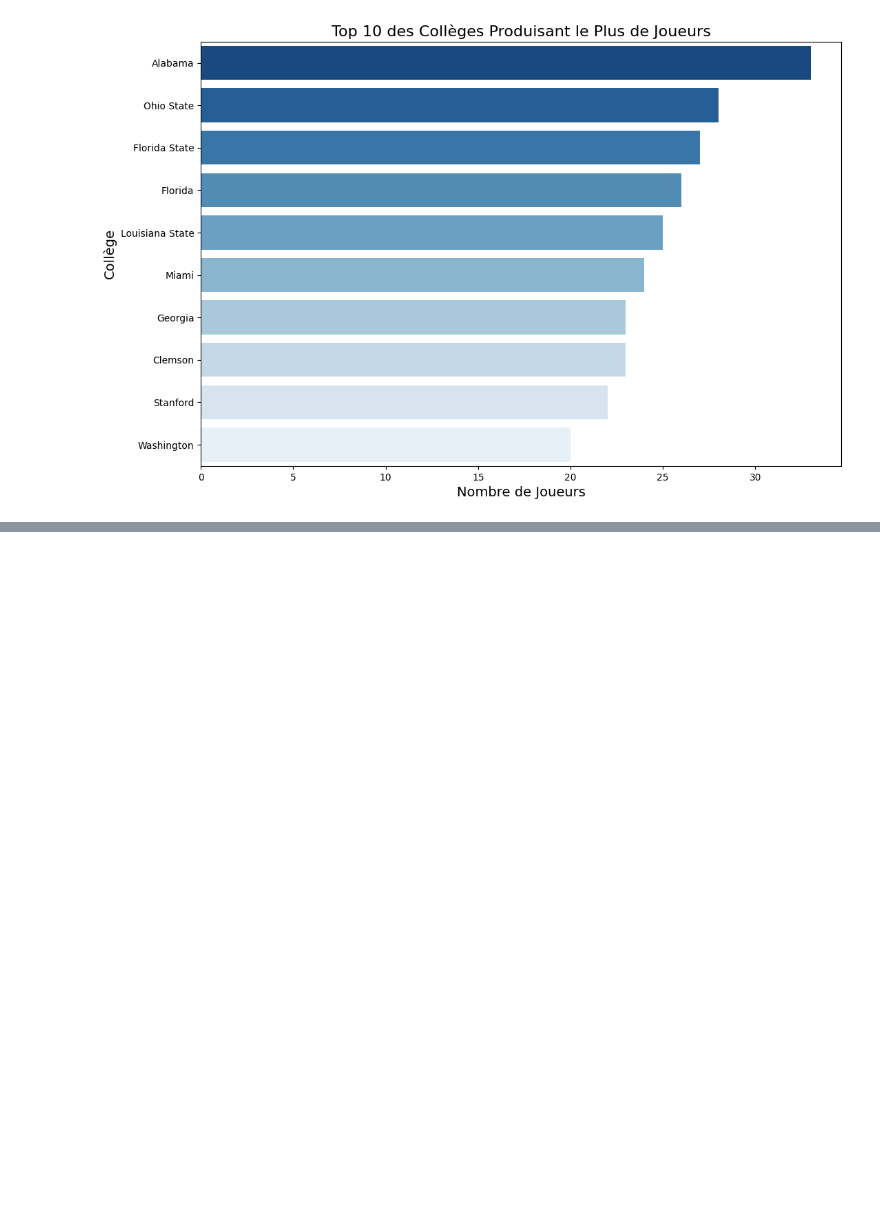
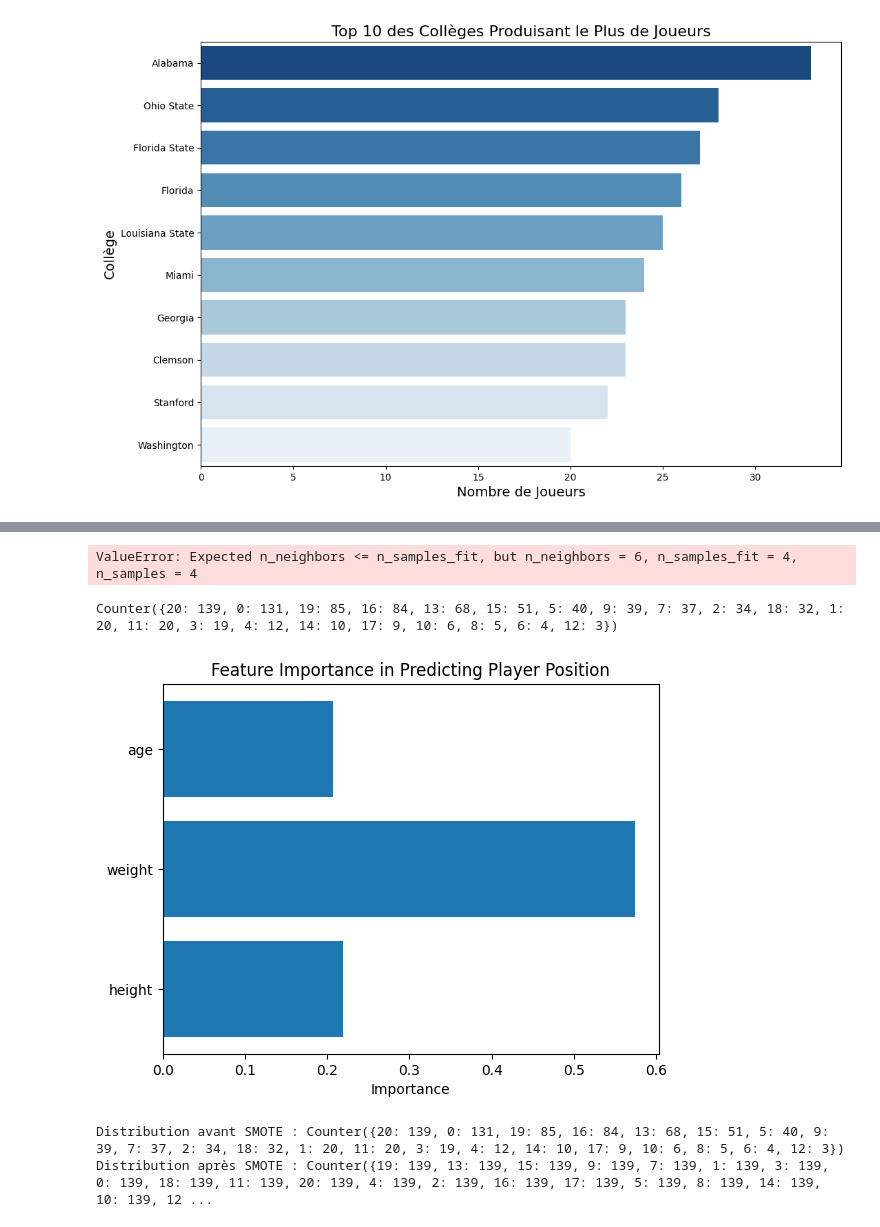
Before and after one commit to charlesdaigre/PROJECT_NFL_2, a Jupyter notebook: players_analysis.ipynb, the cells around one changed output, grey strips where cells are left out. Saved outputs shown, nothing was run; the diff lists cells and outputs as text; code cells hidden in the pictures; blank space fills up the shorter version.

```diff
--- a/players_analysis.ipynb
+++ b/players_analysis.ipynb
@@ -364,3 +364,36 @@ Passing `palette` without assigning `hue` is deprecated and will be removed in v
 
   sns.barplot(x=college_counts_players.values, y=college_counts_players.index, palette='Blues_r')
 [figure]
+# %%
+from sklearn.model_selection import train_test_split
+from sklearn.preprocessing import LabelEncoder, StandardScaler
+import pandas as pd
+
+# Encodage de la position
+label_encoder = LabelEncoder()
+df_players['position_encoded'] = label_encoder.fit_transform(df_players['position'])
+
+# Variables explicatives et cible
+X = df_players[['height', 'weight', 'age']].dropna()
+y = df_players['position_encoded'][X.index]
+
+# Standardisation
+scaler = StandardScaler()
+X_scaled = scaler.fit_transform(X)
+
+# Division des données
+X_train, X_test, y_train, y_test = train_test_split(X_scaled, y, test_size=0.2, random_state=42)
+# %%
+from sklearn.ensemble import RandomForestClassifier
+from sklearn.metrics import classification_report, confusion_matrix
+
+# Entraînement
+model = RandomForestClassifier(random_state=42)
+model.fit(X_train, y_train)
+
+# Prédictions
+y_pred = model.predict(X_test)
+
+# Évaluation
+print("Classification Report:\n", classification_report(y_test, y_pred))
+print("Confusion Matrix:\n", confusion_matrix(y_test, y_pred))
@@ -366,0 +418,7 @@ Passing `palette` without assigning `hue` is deprecated and will be removed in v
+# %%
+from imblearn.over_sampling import SMOTE
+
+smote = SMOTE(random_state=42)
+X_train_balanced, y_train_balanced = smote.fit_resample(X_train, y_train)
+# %% [output]
+ValueError: Expected n_neighbors <= n_samples_fit, but n_neighbors = 6, n_samples_fit = 4, n_samples = 4
@@ -366,0 +428,30 @@ Passing `palette` without assigning `hue` is deprecated and will be removed in v
+# %%
+from collections import Counter
+
+print(Counter(y_train))
+# %% [output]
+Counter({20: 139, 0: 131, 19: 85, 16: 84, 13: 68, 15: 51, 5: 40, 9: 39, 7: 37, 2: 34, 18: 32, 1: 20, 11: 20, 3: 19, 4: 12, 14: 10, 17: 9, 10: 6, 8: 5, 6: 4, 12: 3})
+# %%
+import matplotlib.pyplot as plt
+
+# Importance des caractéristiques
+feature_importances = model.feature_importances_
+features = ['height', 'weight', 'age']
+
+plt.barh(features, feature_importances)
+plt.xlabel('Importance')
+plt.title('Feature Importance in Predicting Player Position')
+plt.show()
+# %% [output]
+[figure, added]
+# %%
+from collections import Counter
+
+# Vérifier la distribution initiale
+print("Distribution avant SMOTE :", Counter(y_train))
+
+# Vérifier la distribution après SMOTE
+print("Distribution après SMOTE :", Counter(y_train_balanced))
+# %% [output]
+Distribution avant SMOTE : Counter({20: 139, 0: 131, 19: 85, 16: 84, 13: 68, 15: 51, 5: 40, 9: 39, 7: 37, 2: 34, 18: 32, 1: 20, 11: 20, 3: 19, 4: 12, 14: 10, 17: 9, 10: 6, 8: 5, 6: 4, 12: 3})
+Distribution après SMOTE : Counter({19: 139, 13: 139, 15: 139, 9: 139, 7: 139, 1: 139, 3: 139, 0: 139, 18: 139, 11: 139, 20: 139, 4: 139, 2: 139, 16: 139, 17: 139, 5: 139, 8: 139, 14: 139, 10: 139, 12 ...
```
Also changed, not shown: parts of 2 cells of this notebook, 1 other file.
